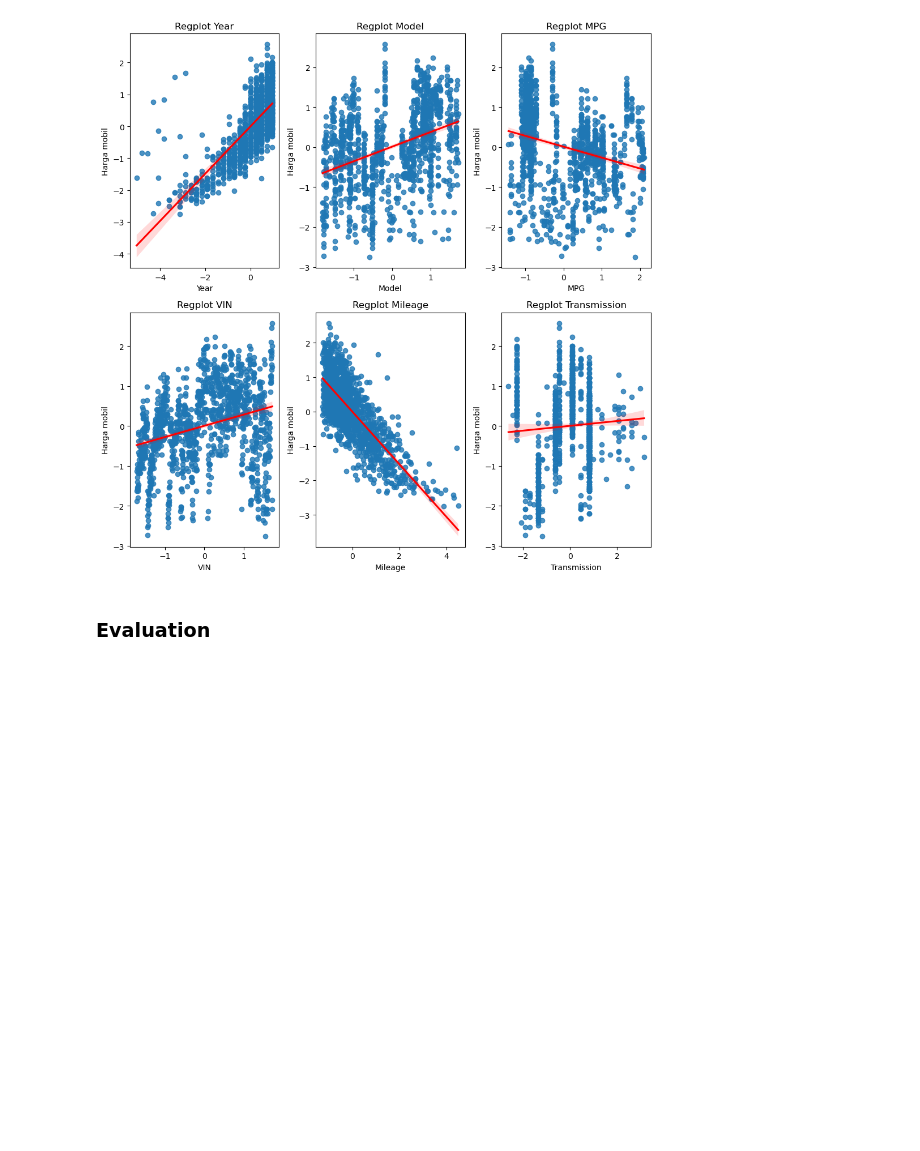
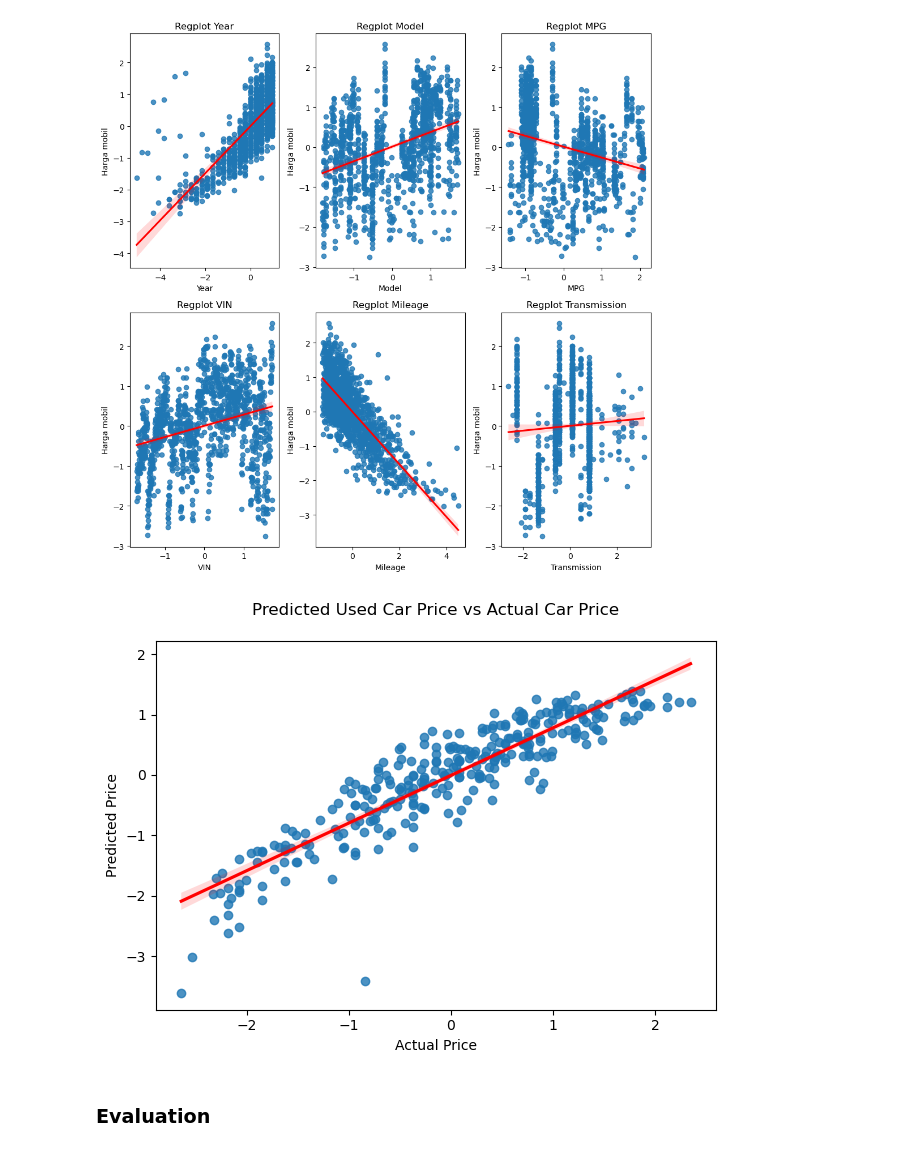
Before and after one commit to daff00/Honda-UsedCarPrice-Prediction, a Jupyter notebook: Project DATMOD.ipynb, the cells around one changed output. Cells and saved outputs as stored; diff of their text form; code cells hidden in the pictures; blank space fills up the shorter version.

```diff
--- a/Project DATMOD.ipynb
+++ b/Project DATMOD.ipynb
@@ -544,6 +546,15 @@ plt.tight_layout()
 plt.show()
 # %% [output]
 [figure]
+# %%
+sns.regplot(x=y_test, y=y_pred, line_kws={'color':'red'})
+plt.title("Predicted Used Car Price vs Actual Car Price\n")
+plt.xlabel("Actual Price")
+plt.ylabel("Predicted Price")
+plt.tight_layout()
+plt.show()
+# %% [output]
+[figure, added]
 # %% [markdown]
 ### Evaluation
 # %%
```
Also changed, not shown: parts of 5 cells of this notebook.
